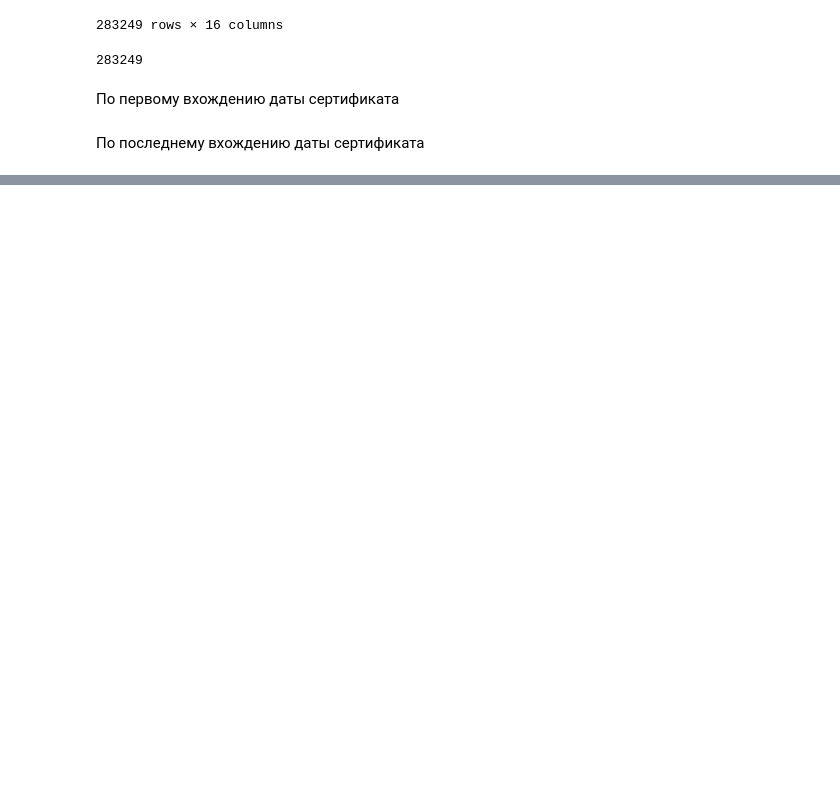
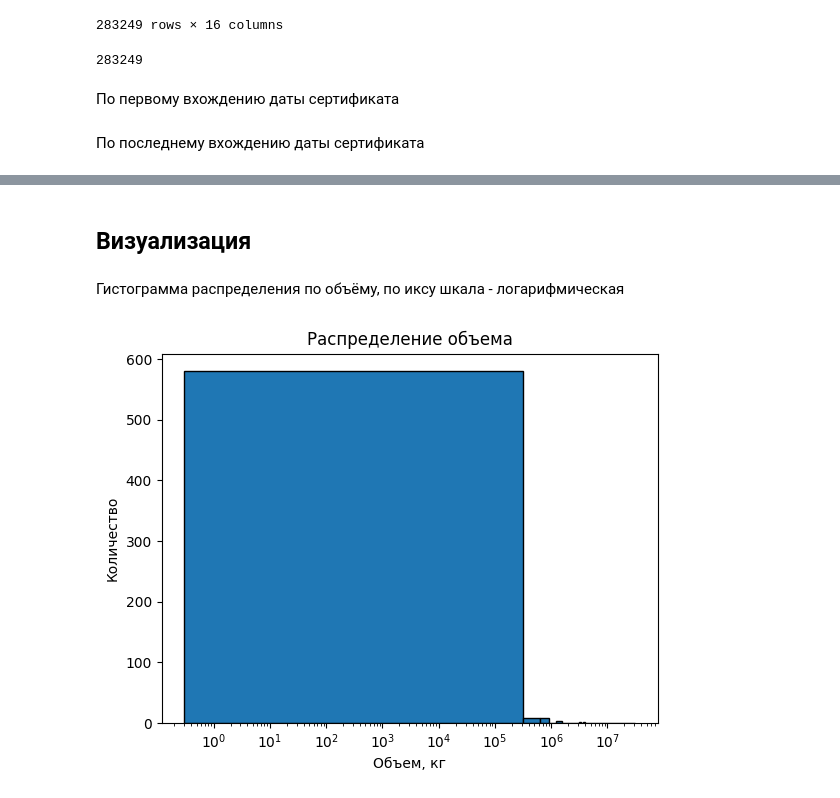
Before and after one commit to paraglideralex/legal-filter, a Jupyter notebook: excel-task.ipynb, the cells around one changed output, grey strips where cells are left out. Saved outputs shown, nothing was run; the diff lists cells and outputs as text; code cells hidden in the pictures; blank space fills up the shorter version.

Commit message:
added visualization

```diff
--- a/excel-task.ipynb
+++ b/excel-task.ipynb
@@ -69,4 +98,4 @@ df_grouped2 = gub_filtered.groupby('Наименование продукции'
     'Дата сертификата': 'last'
 }).reset_index()
 # %%
-df_grouped2.to_excel('gub_filtered_grouped_by_all_last_date.xlsx')
+df_grouped = df_grouped.rename(columns={'Дата сертификата': 'Дата сертификата - первая', 'Объем': 'Объем, кг'})
@@ -79,0 +102,2 @@ test1
+# %%
+df_grouped['Дата сертификата - последняя'] = df_grouped2['Дата сертификата']
@@ -79,0 +120,3 @@ test1
+# %%
+df_grouped = df_grouped[['Хозяйствующий субъект', 'ИНН ХС', 'Наименование продукции', 'Дата сертификата - первая',
+                        'Дата сертификата - последняя', 'Объем, кг']]
@@ -79,0 +125,2 @@ test1
+# %% [markdown]
+## Визуализация
@@ -79,0 +129,11 @@ test1
+# %% [markdown]
+Гистограмма распределения по объёму, по иксу шкала - логарифмическая
+# %%
+plt.hist(df_grouped['Объем, кг'], bins=100, edgecolor='black')
+plt.xscale('log')
+plt.xlabel('Объем, кг')
+plt.ylabel('Количество')
+plt.title('Распределение объема')
+plt.show()
+# %% [output]
+[figure, added]
```
Also changed, not shown: parts of 16 cells of this notebook, 1 other file.
